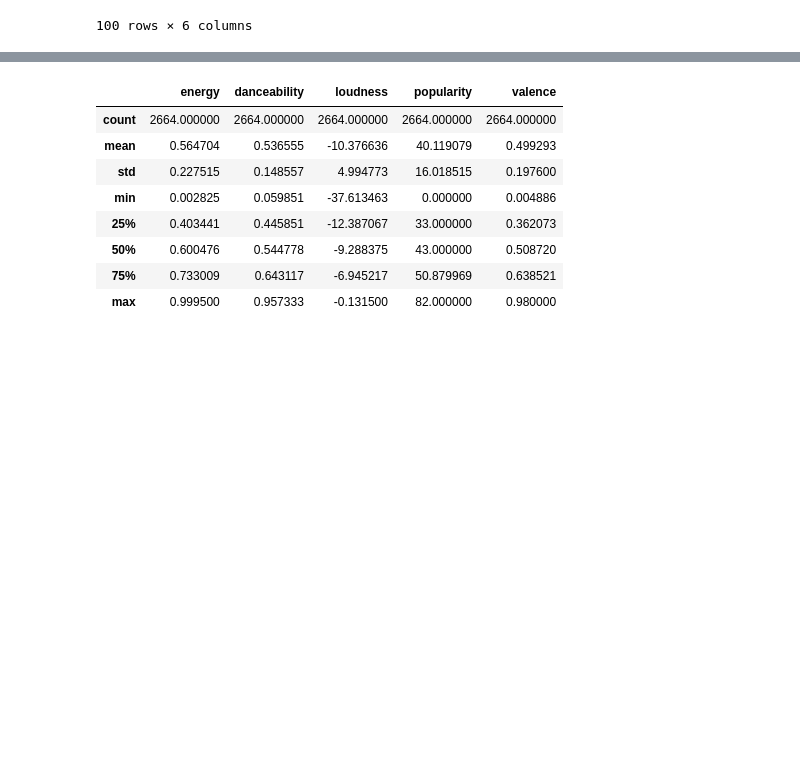
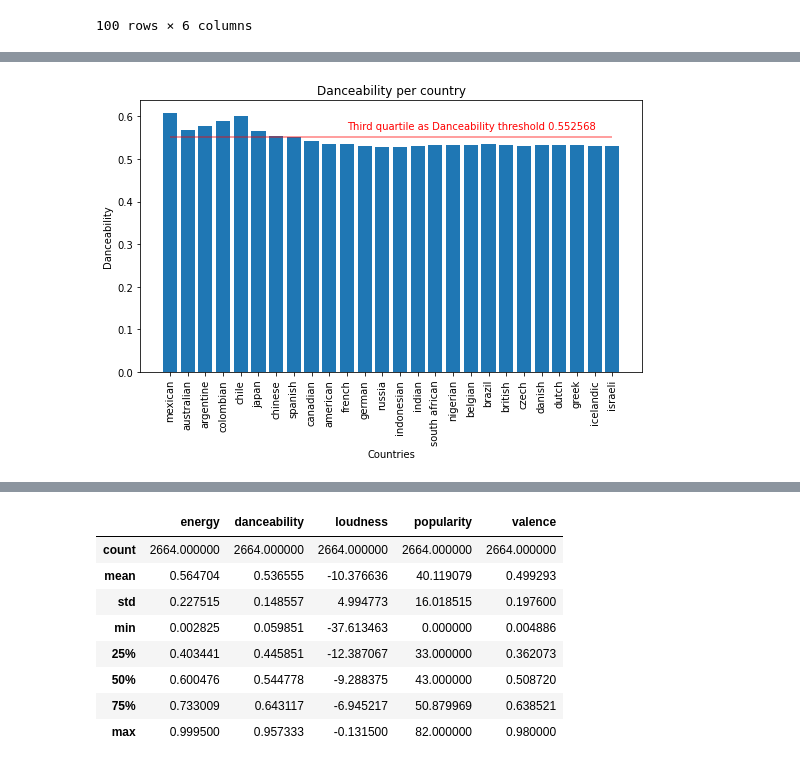
Before and after one commit to DataBerenicenz/Epsilon_Team, a Jupyter notebook: +Jonathan/Spotify.ipynb, the cells around one changed output, grey strips where cells are left out. Saved outputs shown, nothing was run; the diff lists cells and outputs as text; code cells hidden in the pictures; blank space fills up the shorter version.

```diff
--- a/+Jonathan/Spotify.ipynb
+++ b/+Jonathan/Spotify.ipynb
@@ -67,0 +169,4 @@ genres_energy.head(100)
+# %%
+barPlot(countries_df["Danceability"],countries_df["Country"],"Danceability")
+# %% [output]
+[figure, added]
```
Also changed, not shown: parts of 9 cells of this notebook.
